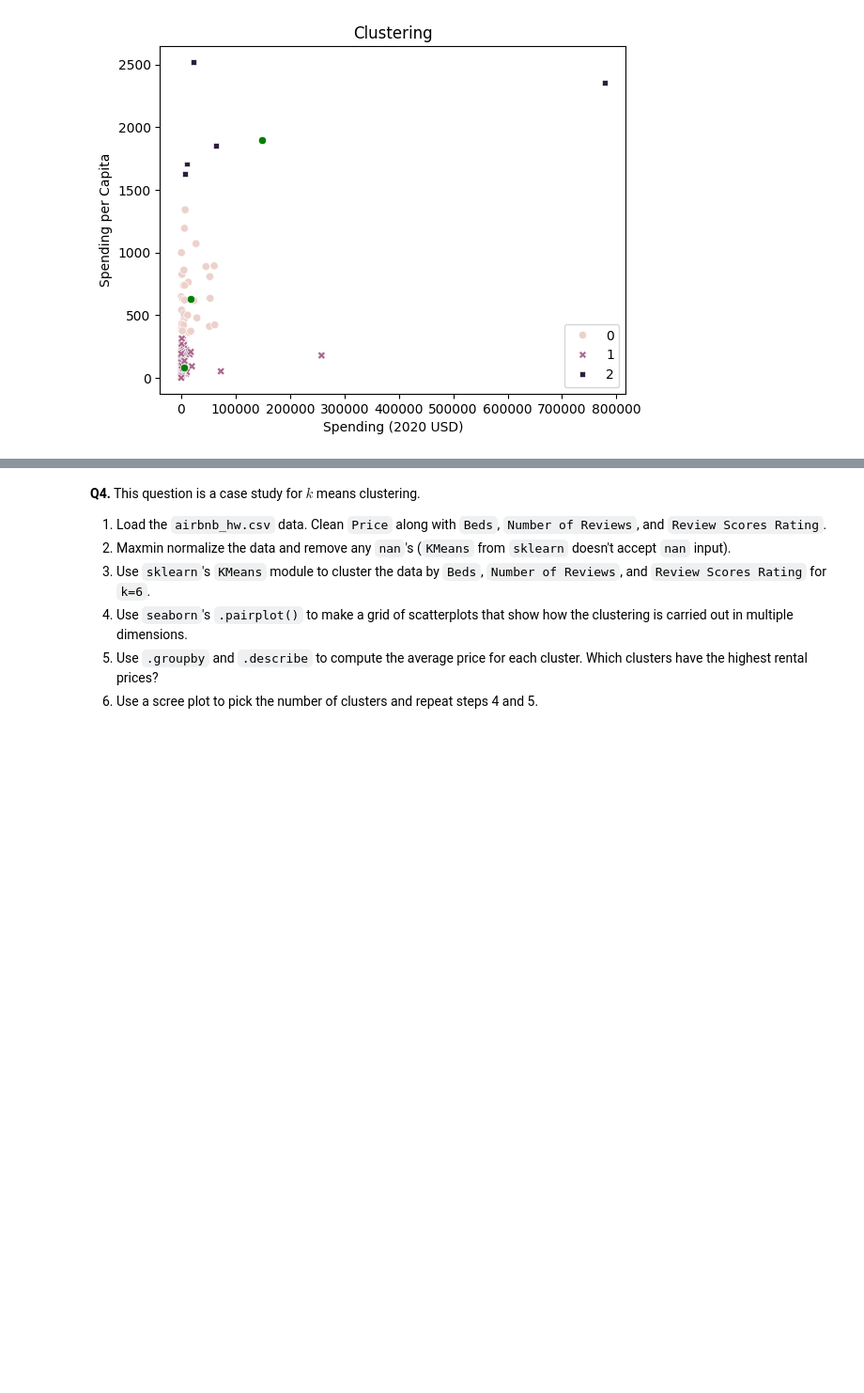
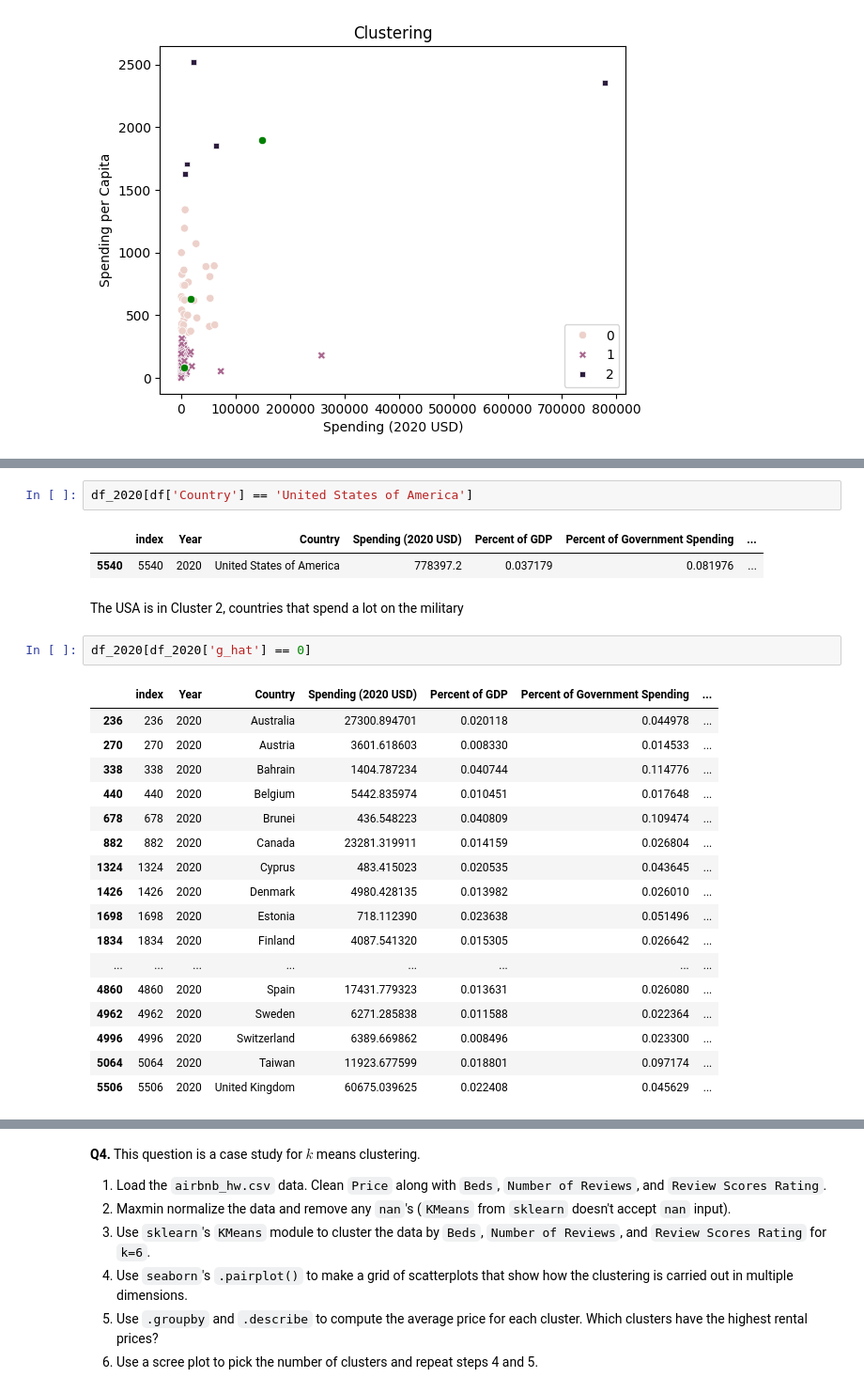
Before and after one commit to Nithil-Suresh/clustering, a Jupyter notebook: assignment/assignment_clustering.ipynb, the cells around one changed output, grey strips where cells are left out. Shown at 94% size. Cells and saved outputs as stored; diff of their text form; blank space fills up the shorter version.

```diff
--- a/assignment/assignment_clustering.ipynb
+++ b/assignment/assignment_clustering.ipynb
@@ -281,0 +292,27 @@ sns.scatterplot( x=centroid_x_1, y=centroid_x_2, color='green')
+# %%
+df_2020[df['Country'] == 'United States of America']
+# %% [output]
+|  | index | Year | Country | Spending (2020 USD) | Percent of GDP | Percent of Government Spending | ... |
+| 5540 | 5540 | 2020 | United States of America | 778397.2 | 0.037179 | 0.081976 | ... |
+# %% [markdown]
+The USA is in Cluster 2, countries that spend a lot on the military
+# %%
+df_2020[df_2020['g_hat'] == 0]
+# %% [output]
+|  | index | Year | Country | Spending (2020 USD) | Percent of GDP | Percent of Government Spending | ... |
+| 236 | 236 | 2020 | Australia | 27300.894701 | 0.020118 | 0.044978 | ... |
+| 270 | 270 | 2020 | Austria | 3601.618603 | 0.008330 | 0.014533 | ... |
+| 338 | 338 | 2020 | Bahrain | 1404.787234 | 0.040744 | 0.114776 | ... |
+| 440 | 440 | 2020 | Belgium | 5442.835974 | 0.010451 | 0.017648 | ... |
+| 678 | 678 | 2020 | Brunei | 436.548223 | 0.040809 | 0.109474 | ... |
+| 882 | 882 | 2020 | Canada | 23281.319911 | 0.014159 | 0.026804 | ... |
+| 1324 | 1324 | 2020 | Cyprus | 483.415023 | 0.020535 | 0.043645 | ... |
+| 1426 | 1426 | 2020 | Denmark | 4980.428135 | 0.013982 | 0.026010 | ... |
+| 1698 | 1698 | 2020 | Estonia | 718.112390 | 0.023638 | 0.051496 | ... |
+| 1834 | 1834 | 2020 | Finland | 4087.541320 | 0.015305 | 0.026642 | ... |
+| ... | ... | ... | ... | ... | ... | ... | ... |
+| 4860 | 4860 | 2020 | Spain | 17431.779323 | 0.013631 | 0.026080 | ... |
+| 4962 | 4962 | 2020 | Sweden | 6271.285838 | 0.011588 | 0.022364 | ... |
+| 4996 | 4996 | 2020 | Switzerland | 6389.669862 | 0.008496 | 0.023300 | ... |
+| 5064 | 5064 | 2020 | Taiwan | 11923.677599 | 0.018801 | 0.097174 | ... |
+| 5506 | 5506 | 2020 | United Kingdom | 60675.039625 | 0.022408 | 0.045629 | ... |
```
Also changed, not shown: parts of 4 cells of this notebook.
